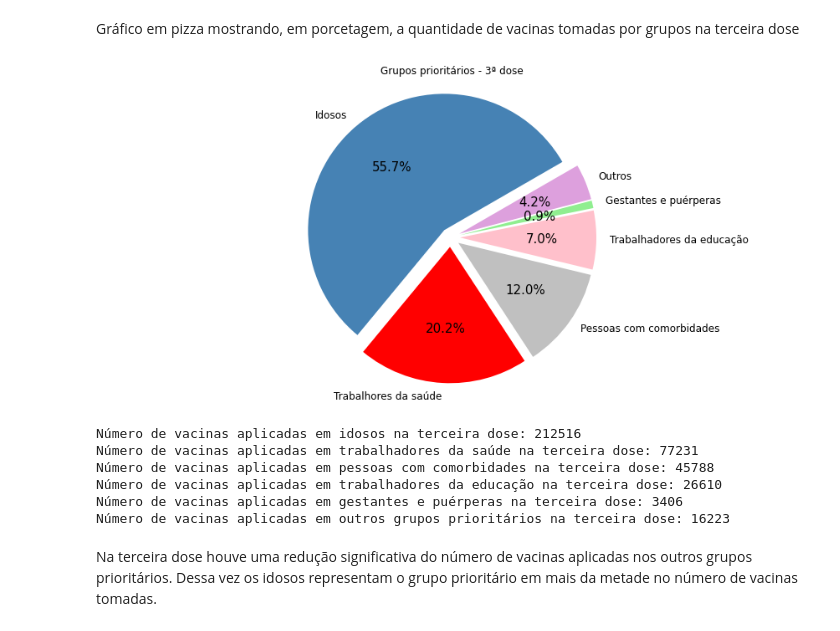
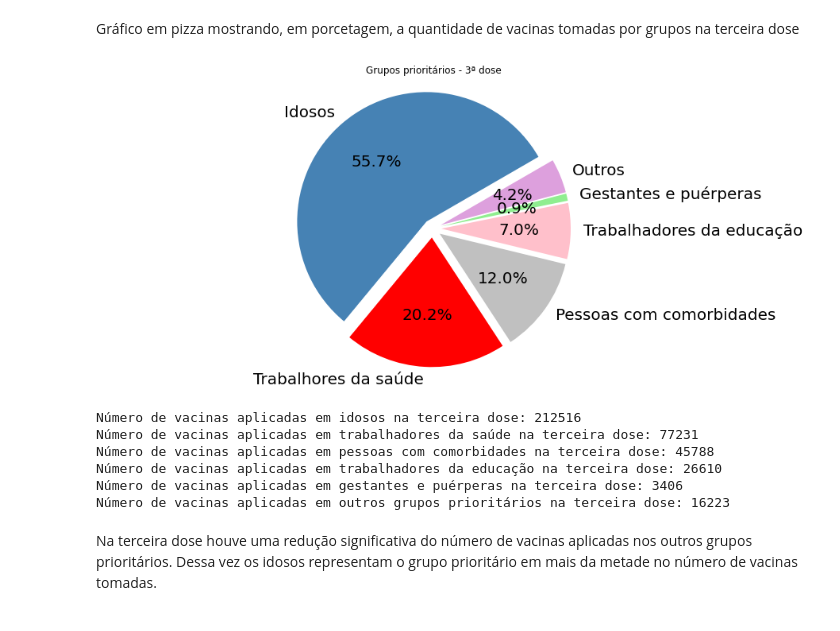
Before and after one commit to guilopesrbc/projetoP1, a Jupyter notebook: analise_grupos.ipynb, the cells around one changed output. Saved outputs shown, nothing was run; the diff lists cells and outputs as text; code cells hidden in the pictures.

```diff
--- a/analise_grupos.ipynb
+++ b/analise_grupos.ipynb
@@ -44,9 +44,9 @@ valores = [qtdgrupo_comum, qtdgrupo_prioritario]
 rotulos = ['Grupo comum','Grupo prioritário']
 
 fig1, ax2 = plt.subplots(figsize=(15, 7))
-plt.rcParams['xtick.labelsize'] = 12
+plt.rcParams['xtick.labelsize'] = 20
 wedges, texts, autotexts = ax2.pie(x=valores, labels=rotulos, autopct='%1.1f%%', shadow=False, startangle=90, colors = ['steelblue', 'red'], explode=(0.05, 0.05))
-plt.setp(autotexts,size=15)
+plt.setp(autotexts,size=20)
 plt.title('Grupos vacinação - Total')
 ax2.axis('equal')
 plt.show()
@@ -85,6 +85,7 @@ bars = ('1º dose', '2º dose', '3º dose', '4º dose')
 x_pos = np.arange(len(bars))
 fig, ax = plt.subplots(figsize=(12, 8.5))
 plt.bar(x_pos, height, color=['steelblue', 'red', 'silver', 'pink'], width = 0.6)
+plt.rcParams['xtick.labelsize'] = 20
 plt.title('Grupos prioritários vacinação - Total (%)')
 plt.xticks(x_pos, bars)
 plt.show()
@@ -123,9 +124,9 @@ valores = [qtdidosos_1dose, qtdtrabalhores_saude_1dose, qtdpessosas_comorbidade_
 rotulos = ['Idosos','Trabalhores da saúde', 'Pessoas com comorbidades', 'Trabalhadores da educação', 'Gestantes e puérperas', 'Outros']
 
 fig1, ax2 = plt.subplots(figsize=(15, 7))
-plt.rcParams['xtick.labelsize'] = 12
+plt.rcParams['xtick.labelsize'] = 20
 wedges, texts, autotexts = ax2.pie(x=valores, labels=rotulos, autopct='%1.1f%%', shadow=False, startangle=45, colors = ['steelblue', 'red', 'silver', 'pink', 'lightgreen', 'plum'], explode=(0.07, 0.07, 0.07, 0.07, 0.07, 0.07))
-plt.setp(autotexts,size=15)
+plt.setp(autotexts,size=20)
 plt.title('Grupos prioritários - 1ª dose')
 ax2.axis('equal')
 plt.show()
@@ -168,9 +169,9 @@ valores = [qtdidosos_2dose, qtdtrabalhores_saude_2dose, qtdpessosas_comorbidade_
 rotulos = ['Idosos','Trabalhores da saúde', 'Pessoas com comorbidades', 'Trabalhadores da educação', 'Gestantes e puérperas', 'Outros']
 
 fig1, ax2 = plt.subplots(figsize=(15, 7))
-plt.rcParams['xtick.labelsize'] = 12
+plt.rcParams['xtick.labelsize'] = 20
 wedges, texts, autotexts = ax2.pie(x=valores, labels=rotulos, autopct='%1.1f%%', shadow=False, startangle=45, colors = ['steelblue', 'red', 'silver', 'pink', 'lightgreen', 'plum'], explode=(0.07, 0.07, 0.07, 0.07, 0.07, 0.07))
-plt.setp(autotexts,size=15)
+plt.setp(autotexts,size=20)
 plt.title('Grupos prioritários - 2ª dose')
 ax2.axis('equal')
 plt.show()
@@ -204,29 +205,29 @@ Gráfico em pizza mostrando, em porcetagem, a quantidade de vacinas tomadas por
 # %%
 qtdidosos_3dose = data[idosos_3dose].count()[0]
 qtdtrabalhores_saude_3dose = data[trabalhores_saude_3dose].count()[0]
 qtdpessosas_comorbidade_3dose = data[pessosas_comorbidade_3dose].count()[0]
 qtdtrabalhores_educacao_3dose = data[trabalhores_educacao_3dose].count()[0]
 qtdgestantes_e_puerperas_3dose = data[gestantes_e_puerperas_3dose].count()[0]
 qtdoutros_3dose = data[outros_3dose].count()[0]
 
 valores = [qtdidosos_3dose, qtdtrabalhores_saude_3dose, qtdpessosas_comorbidade_3dose, qtdtrabalhores_educacao_3dose, qtdgestantes_e_puerperas_3dose, qtdoutros_3dose]
 rotulos = ['Idosos','Trabalhores da saúde', 'Pessoas com comorbidades', 'Trabalhadores da educação', 'Gestantes e puérperas', 'Outros']
 
 fig1, ax2 = plt.subplots(figsize=(15, 7))
-plt.rcParams['xtick.labelsize'] = 12
+plt.rcParams['xtick.labelsize'] = 20
 wedges, texts, autotexts = ax2.pie(x=valores, labels=rotulos, autopct='%1.1f%%', shadow=False, startangle=30, colors = ['steelblue', 'red', 'silver', 'pink', 'lightgreen', 'plum'], explode=(0.07, 0.07, 0.07, 0.07, 0.07, 0.07))
-plt.setp(autotexts,size=15)
+plt.setp(autotexts,size=20)
 plt.title('Grupos prioritários - 3ª dose')
 ax2.axis('equal')
 plt.show()
 print(f'Número de vacinas aplicadas em idosos na terceira dose: {qtdidosos_3dose}')
 print(f'Número de vacinas aplicadas em trabalhadores da saúde na terceira dose: {qtdtrabalhores_saude_3dose}')
 print(f'Número de vacinas aplicadas em pessoas com comorbidades na terceira dose: {qtdpessosas_comorbidade_3dose}')
 print(f'Número de vacinas aplicadas em trabalhadores da educação na terceira dose: {qtdtrabalhores_educacao_3dose}')
 print(f'Número de vacinas aplicadas em gestantes e puérperas na terceira dose: {qtdgestantes_e_puerperas_3dose}')
 print(f'Número de vacinas aplicadas em outros grupos prioritários na terceira dose: {qtdoutros_3dose}')
 # %% [output]
-[figure, old version]
+[figure, new version]
 Número de vacinas aplicadas em idosos na terceira dose: 212516
 Número de vacinas aplicadas em trabalhadores da saúde na terceira dose: 77231
 Número de vacinas aplicadas em pessoas com comorbidades na terceira dose: 45788
```
Also changed, not shown: parts of 5 cells of this notebook.
